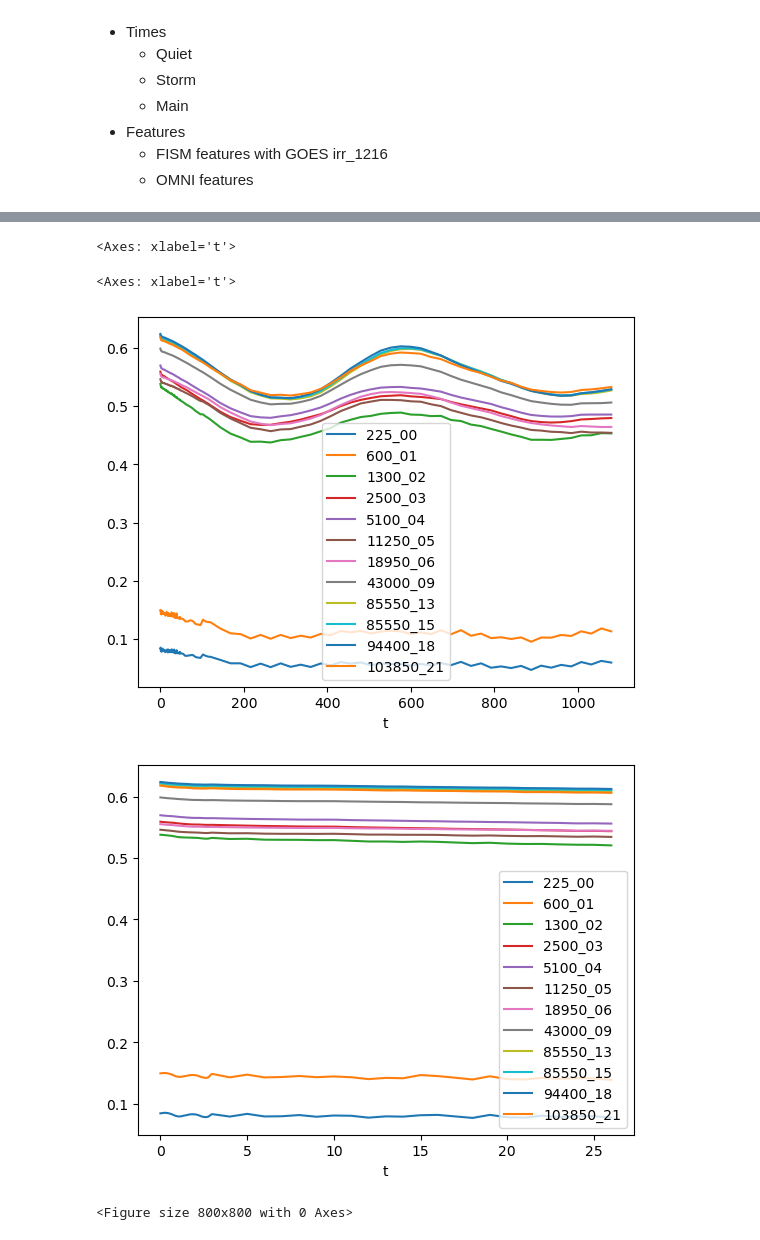
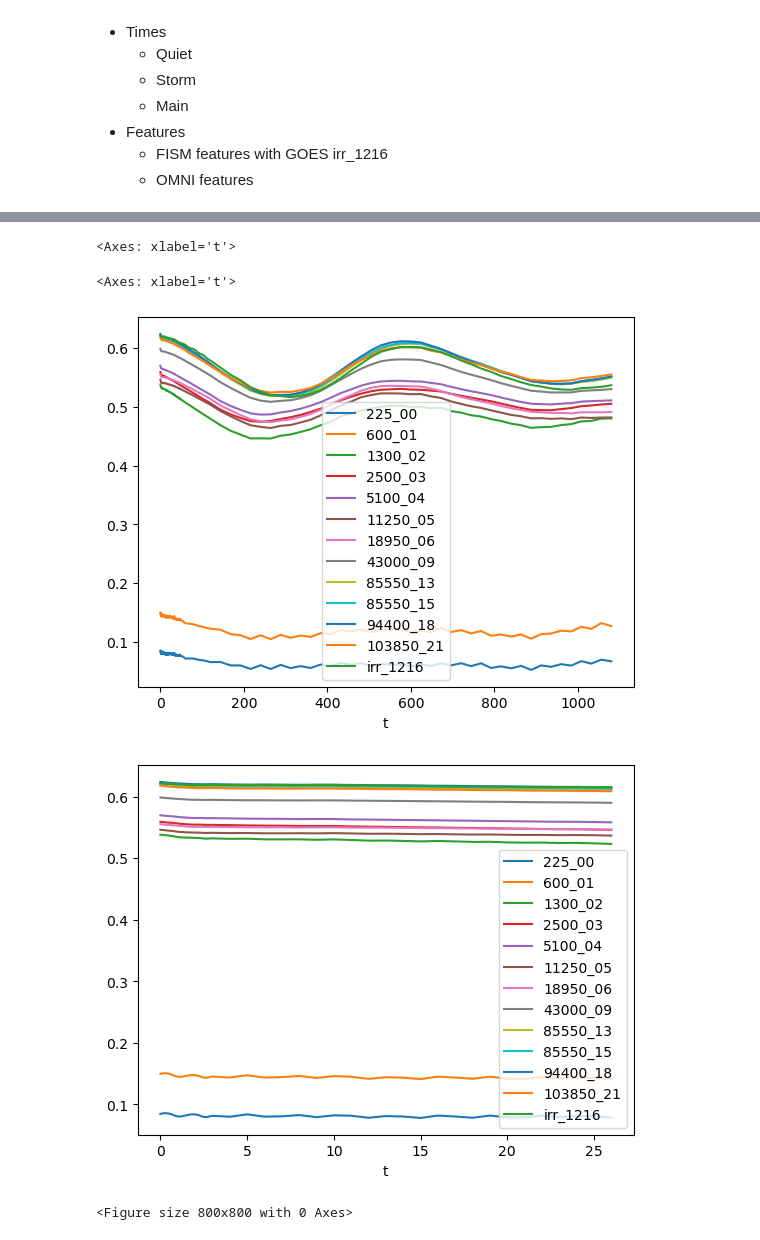
Before and after one commit to kylermurphy/SatDrag, a Jupyter notebook: Notebooks/Coor_database_v3.ipynb, the cells around one changed output, grey strips where cells are left out. Cells and saved outputs as stored; diff of their text form; code cells hidden in the pictures.

```diff
--- a/Notebooks/Coor_database_v3.ipynb
+++ b/Notebooks/Coor_database_v3.ipynb
@@ -23,6 +23,9 @@ InteractiveShell.ast_node_interactivity = "all"
 # %%
 fn = 'D:\data\SatDensities\satdrag_database_grace_B_v3.hdf5'
 df = pd.read_hdf(fn)
+
+df = df[df['DateTime'] > '2010-01-01']
+
 print(df.columns)
 # %% [output]
 Index(['DateTime', 'DateTime_omni', 'Year', 'DOY', 'Hour', 'Minute', 'IMF_id',
@@ -86,6 +89,4 @@ False    623067
 Name: count, dtype: int64
-# %%
-df = df[~df['irr_1216'].isna()]
 # %% [markdown]
 ### Generate correlation matrices
 # %%
@@ -222,7 +231,6 @@ t_lag = np.concatenate([t_lag,np.arange(2*24*60,5*24*60+6*60,60*6)])
 t_lag = np.concatenate([t_lag,np.arange(6*24*60,45*24*60+6*60,60*24)])
 # %%
 solar_columns = fism_columns[:-2]+['irr_1216']+[dens_col]
-solar_columns = fism_columns
 t_col = 'DateTime'
 # %%
 df_dens = df[[t_col,dens_col]].copy()
@@ -280,14 +288,14 @@ plt.show()
 # %%
 so_p = sol_dt.transpose()
 so_p['t'] = t_lag/60
 
-so_p.abs().plot(x='t',y=fism_final)
-so_p[0:60].abs().plot(x='t',y=fism_final)
+so_p.abs().plot(x='t',y=fism_final+goes_final)
+so_p[0:60].abs().plot(x='t',y=fism_final+goes_final)
 # %% [output]
 <Axes: xlabel='t'>
 <Axes: xlabel='t'>
-[figure, old version]
+[figure, new version]
-[figure, old version]
+[figure, new version]
 # %%
 df_dens = df[[t_col,dens_col]].copy()
 df_om = df[omni_columns].copy().drop(axis=1,columns=dens_col)
```
Also changed, not shown: parts of 6 cells of this notebook, 12 other files.
